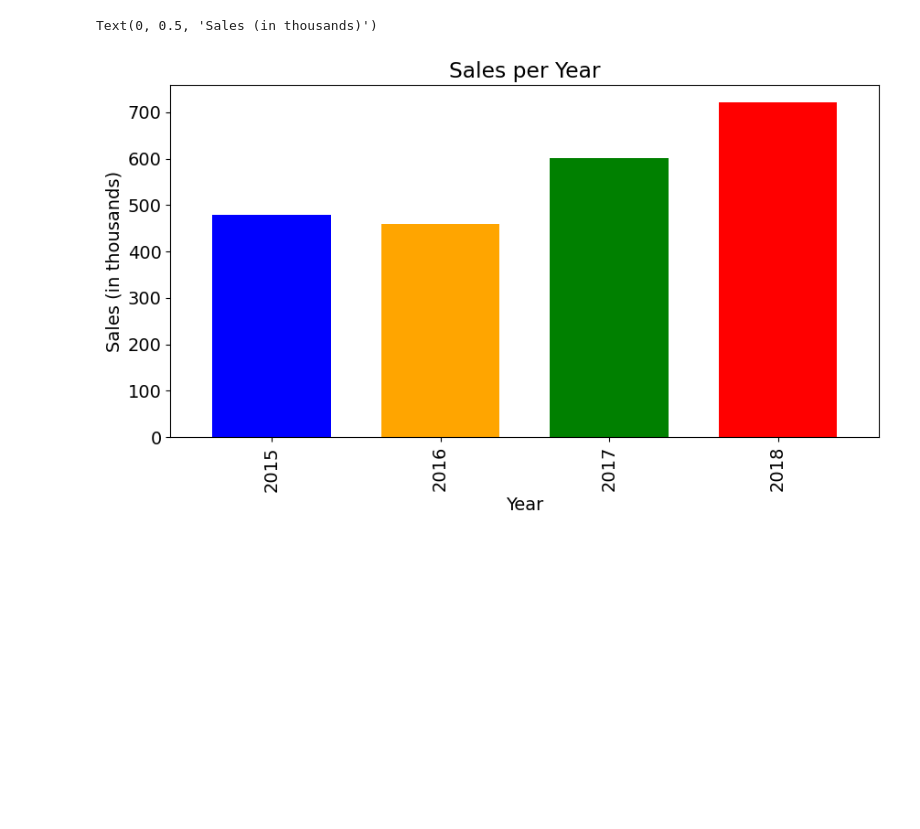
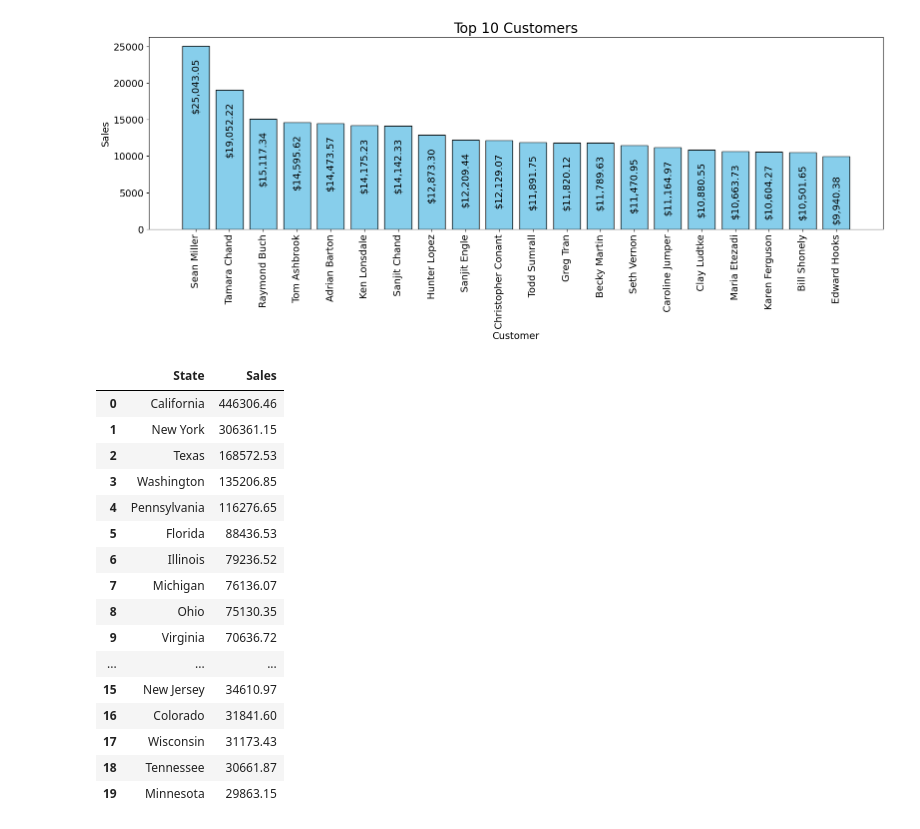
Before and after one commit to MrIsCM/DataProjects, a Jupyter notebook: P1_Sales_DA/main.ipynb, the cells around one changed output. Saved outputs shown, nothing was run; the diff lists cells and outputs as text; code cells hidden in the pictures; blank space fills up the shorter version.

```diff
--- a/P1_Sales_DA/main.ipynb
+++ b/P1_Sales_DA/main.ipynb
@@ -67,0 +102,2 @@ dtype: int64
+# %%
+raw_df['Postal Code'].fillna(5401, inplace=True)
@@ -68,3 +124,6 @@ dtype: int64
 # %%
-raw_df.groupby('Customer Name')['Sales'].sum().sort_values(ascending=False)
+top_20_customers = raw_df.groupby('Customer Name')['Sales'].sum().sort_values(ascending=False).head(20)
+top_20_customers = top_20_customers.reset_index()
+top_20_customers['Sales'] = top_20_customers['Sales'].round(2)
+top_20_customers
 # %% [output]
@@ -120,11 +147,34 @@ plt.legend(title='Year')
-# %%
-sales_per_year = data.groupby('Year')['Sales'].sum()/1000
-colors = ['Blue', 'Orange', 'Green', 'Red']
-sales_per_year.plot(kind='bar', figsize=(10, 5), width=0.7, color=colors)
-
-plt.title('Sales per Year')
-plt.xlabel('Year')
-plt.ylabel('Sales (in thousands)')
-# %% [output]
-Text(0, 0.5, 'Sales (in thousands)')
-[figure, removed]
+# %%
+plt.figure()
+plt.title("Top 10 Customers", fontsize=20)
+plt.bar(top_20_customers['Customer Name'], top_20_customers['Sales'], color='skyblue', edgecolor='black')
+plt.ylabel('Sales')
+plt.xlabel('Customer')
+plt.xticks(rotation=90)
+for index, sales in top_20_customers["Sales"].items():
+    plt.text(index, sales-9000,f"${sales:,.2f}", fontsize=14, rotation=90, color='k', ha='center')
+# %% [output]
+[figure, added]
+# %%
+top_states = raw_df.groupby('State')['Sales'].sum().sort_values(ascending=False).head(20)
+top_states = top_states.reset_index()
+top_states['Sales'] = top_states['Sales'].round(2)
+top_states
+# %% [output]
+|  | State | Sales |
+| 0 | California | 446306.46 |
+| 1 | New York | 306361.15 |
+| 2 | Texas | 168572.53 |
+| 3 | Washington | 135206.85 |
+| 4 | Pennsylvania | 116276.65 |
+| 5 | Florida | 88436.53 |
+| 6 | Illinois | 79236.52 |
+| 7 | Michigan | 76136.07 |
+| 8 | Ohio | 75130.35 |
+| 9 | Virginia | 70636.72 |
+| ... | ... | ... |
+| 15 | New Jersey | 34610.97 |
+| 16 | Colorado | 31841.60 |
+| 17 | Wisconsin | 31173.43 |
+| 18 | Tennessee | 30661.87 |
+| 19 | Minnesota | 29863.15 |
```
Also changed, not shown: parts of 17 cells of this notebook, 2 other files.
